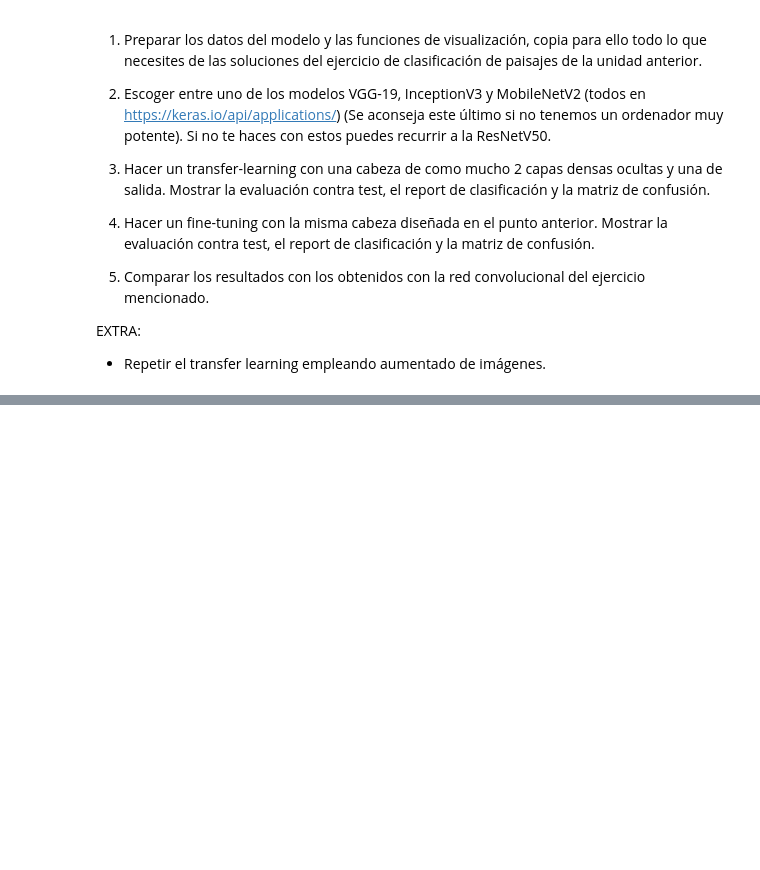
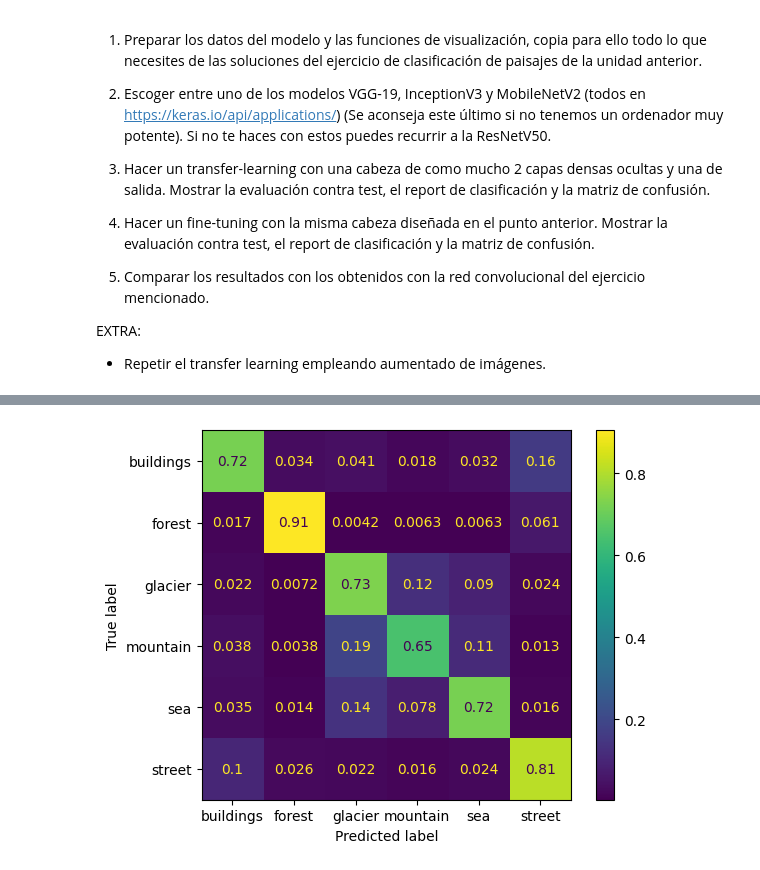
Before and after one commit to Lauragarbre/ONLINE_DS_THEBRIDGE_Curso2025, a Jupyter notebook: Bootcamp_Data_Science_2025/05_Deep_Learning/Sprint 16_DL_Imagenes_Transfer_Learning_RNN/Unidad_02/Practica_Obligatoria/18_Practica_Obligatoria_CNN_Transfer_Learning_Fine_Tuning_hecha.ipynb, the cells around one changed output, grey strips where cells are left out. Drawn from its saved outputs; the diff is of its cells as text; code cells hidden in the pictures; blank space fills up the shorter version.

```diff
--- a/Bootcamp_Data_Science_2025/05_Deep_Learning/Sprint 16_DL_Imagenes_Transfer_Learning_RNN/Unidad_02/Practica_Obligatoria/18_Practica_Obligatoria_CNN_Transfer_Learning_Fine_Tuning_hecha.ipynb
+++ b/Bootcamp_Data_Science_2025/05_Deep_Learning/Sprint 16_DL_Imagenes_Transfer_Learning_RNN/Unidad_02/Practica_Obligatoria/18_Practica_Obligatoria_CNN_Transfer_Learning_Fine_Tuning_hecha.ipynb
@@ -45,0 +216,13 @@ EXTRA:
+# %%
+# Ahora hay qque aleatorizar
+# con suffle
+from sklearn.utils import shuffle
+# Revolvemos los datos para que el modelo no aprenda en orden de las imágenes
+X_train, y_train_num = shuffle(X_train, y_train_num)
+# %%
+# Ahora habría que entrenar
+history = model.fit(X_train,
+                    y_train_num,
+                    validation_split = 0.2,
+                    epochs = 100,
+                    batch_size = 32, callbacks= [keras.callbacks.EarlyStopping(patience = 10, restore_best_weights= True)]) # Queremos recuperar los pesos de la mejor de las epocas durante el periodo de patience
@@ -45,0 +253,3 @@ EXTRA:
+# %%
+# Ahora hacemos el informe de clasificación y la matriz de confusión
+y_pred = [np.argmax(prediction) for prediction in model.predict(X_test)]
@@ -45,0 +258,12 @@ EXTRA:
+# %%
+from sklearn.metrics import classification_report, ConfusionMatrixDisplay
+
+inverse_map = {valor:clave for clave,  valor in mapa.items()}  # para volver los numeros a sus etiquetas
+
+y_test_labels = [inverse_map[y] for y in y_test_num]
+y_train_labels = [inverse_map[y] for y in y_train_num]
+y_pred_labels = [inverse_map[y] for y in y_pred]
+
+
+# cremaos la matriz de confusion
+print(classification_report(y_test_labels, y_pred_labels))
@@ -45,0 +283,6 @@ EXTRA:
+# %%
+# pintamos la matriz
+ConfusionMatrixDisplay.from_predictions(y_test_labels, y_pred_labels, normalize = 'true')
+plt.show()
+# %% [output]
+[figure, added]
```
Also changed, not shown: parts of 28 cells of this notebook, 3 other files.
